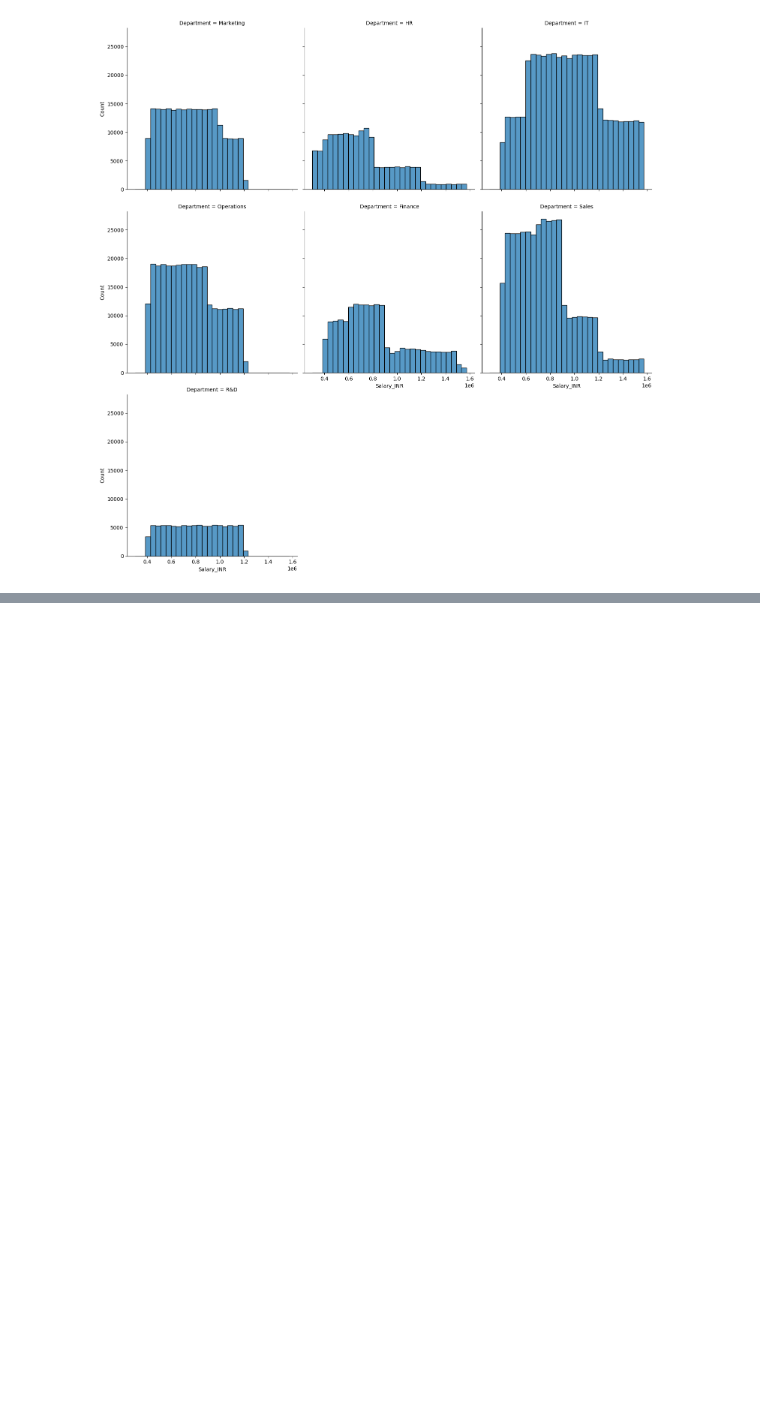
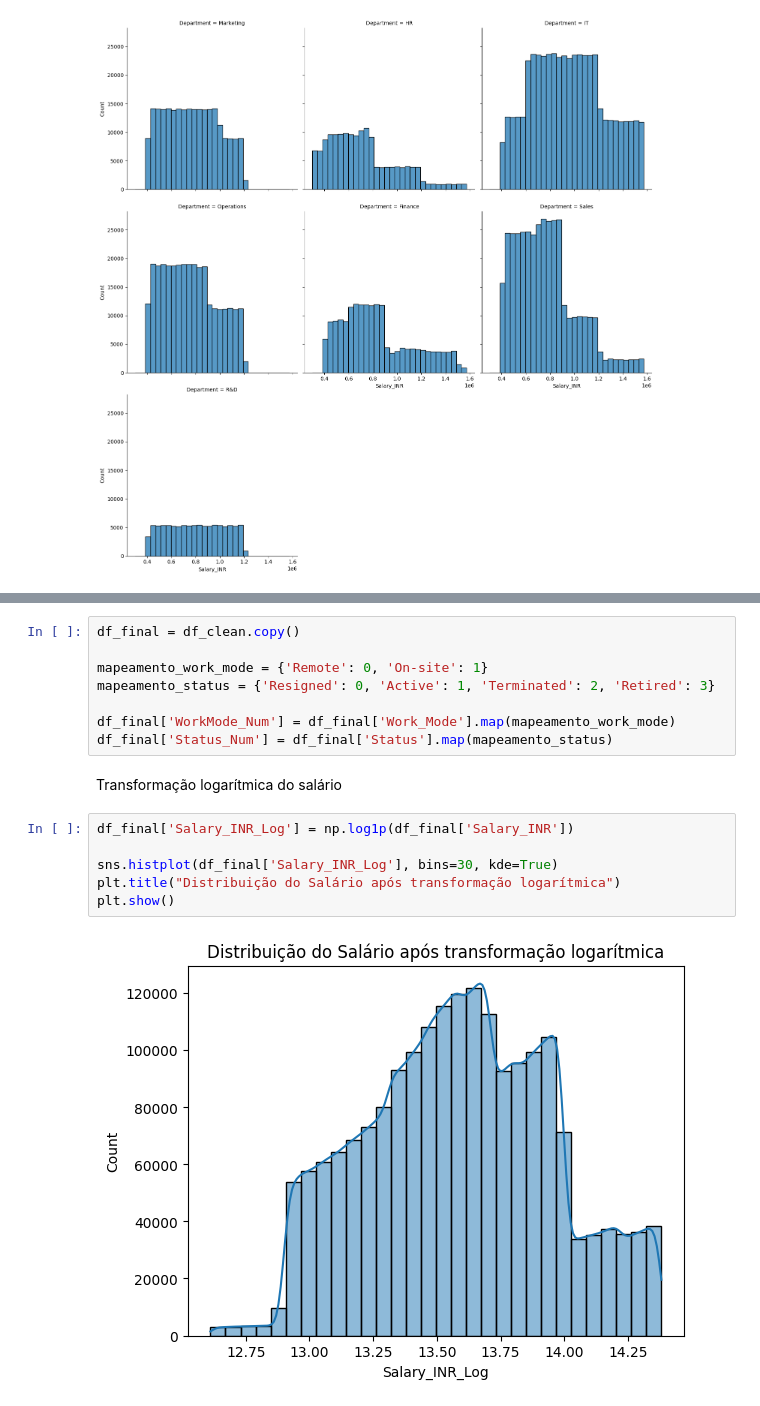
Before and after one commit to EngSoftwareABL/ProjetoAC2_ReconhecimentoPadr-es, a Jupyter notebook: Dataset_Salario.ipynb, the cells around one changed output, grey strips where cells are left out. Saved outputs shown, nothing was run; the diff lists cells and outputs as text; blank space fills up the shorter version.

```diff
--- a/Dataset_Salario.ipynb
+++ b/Dataset_Salario.ipynb
@@ -164,0 +238,18 @@ sns.displot(data=df_splot, x="Salary_INR", col="Department", col_wrap=3, kind="h
+# %%
+df_final = df_clean.copy()
+
+mapeamento_work_mode = {'Remote': 0, 'On-site': 1}
+mapeamento_status = {'Resigned': 0, 'Active': 1, 'Terminated': 2, 'Retired': 3}
+
+df_final['WorkMode_Num'] = df_final['Work_Mode'].map(mapeamento_work_mode)
+df_final['Status_Num'] = df_final['Status'].map(mapeamento_status)
+# %% [markdown]
+Transformação logarítmica do salário
+# %%
+df_final['Salary_INR_Log'] = np.log1p(df_final['Salary_INR'])
+
+sns.histplot(df_final['Salary_INR_Log'], bins=30, kde=True)
+plt.title("Distribuição do Salário após transformação logarítmica")
+plt.show()
+# %% [output]
+[figure, added]
```
Also changed, not shown: parts of 26 cells of this notebook.
